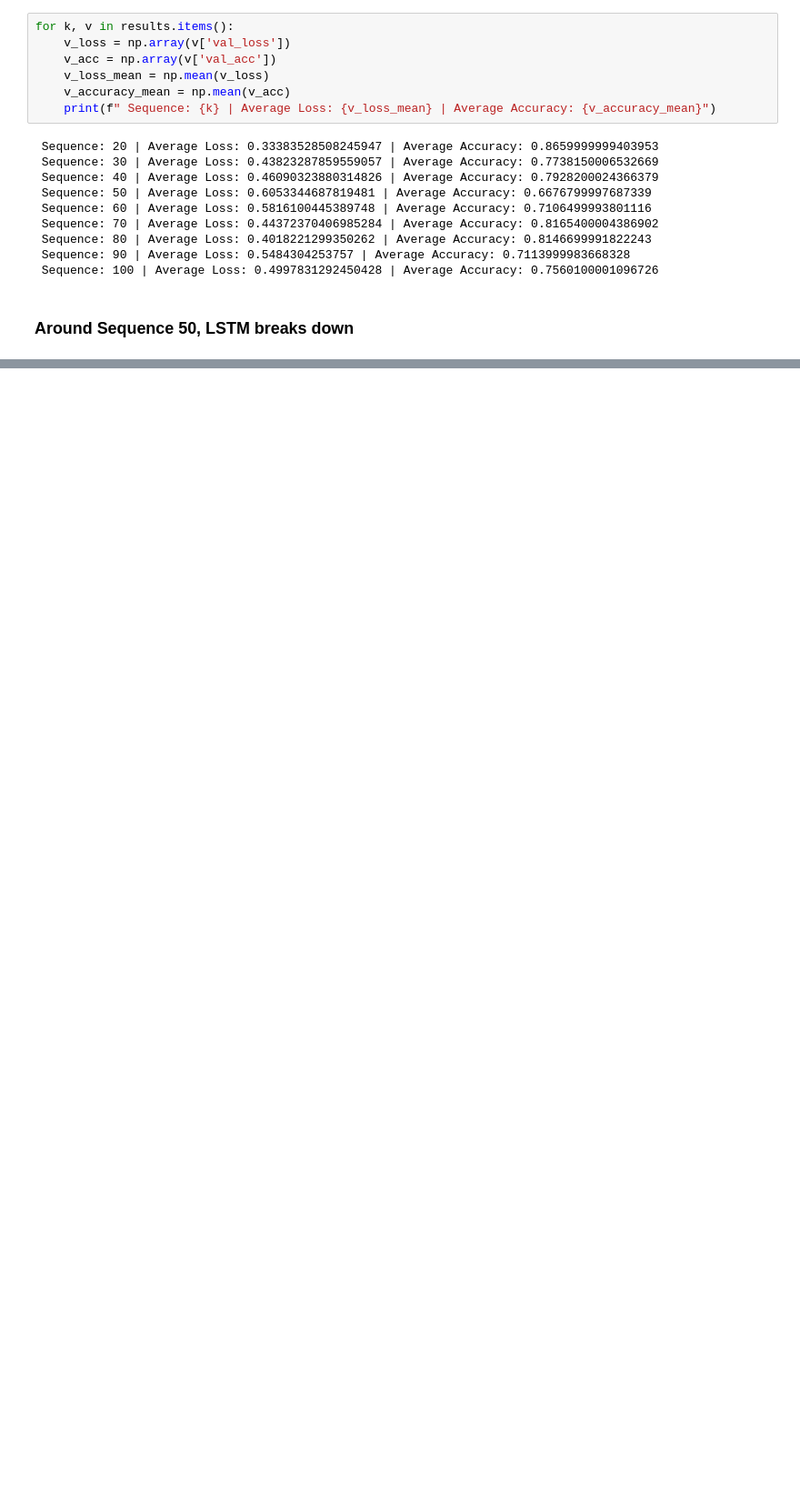
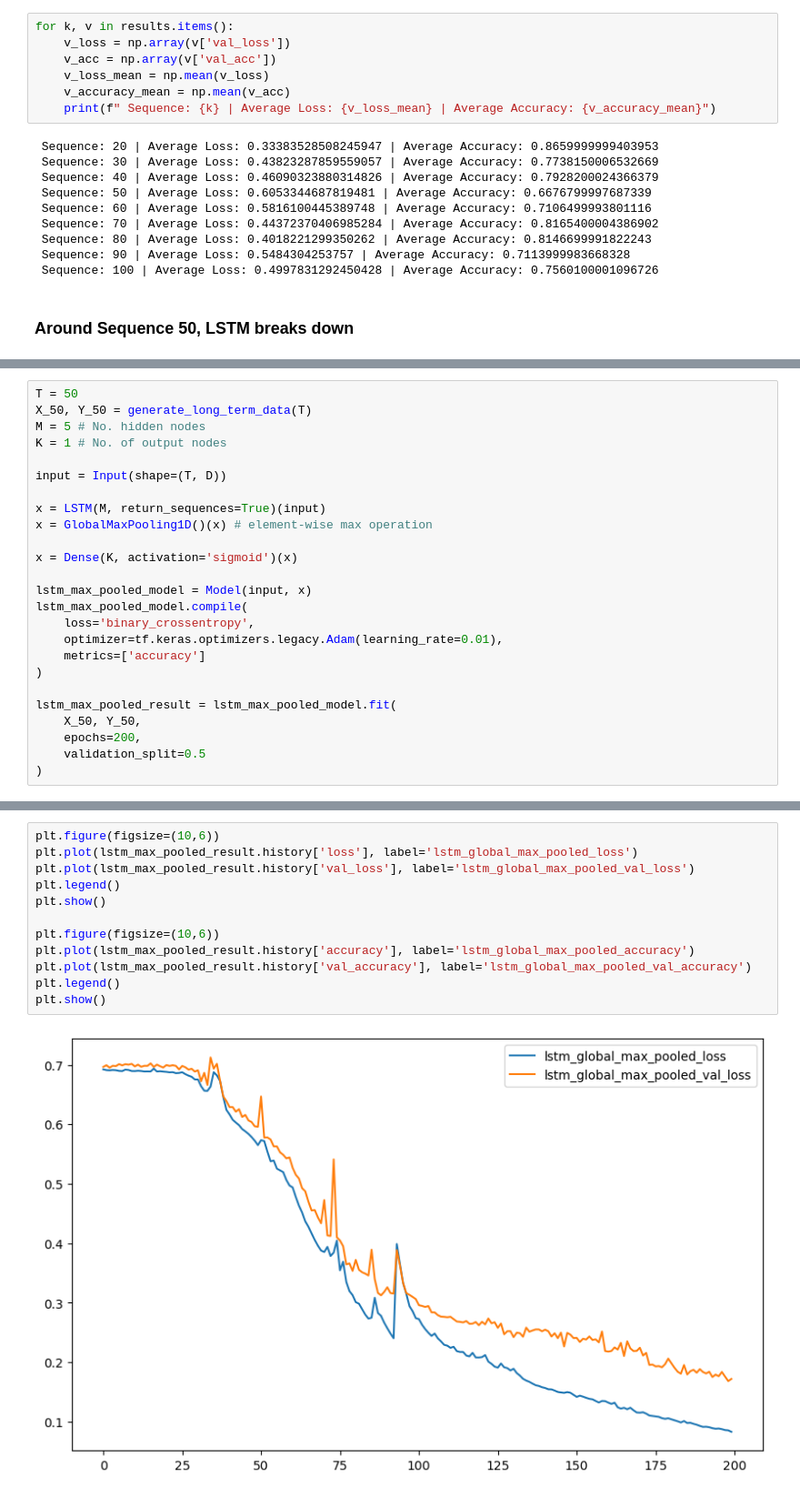
Before and after one commit to AIwithLucas/Deep-Learning, a Jupyter notebook: 2_Recurrent-Neural-Networks/practical/3_LSTM_long_term_memory.ipynb, the cells around one changed output, grey strips where cells are left out. Shown at 91% size. Cells and saved outputs as stored; diff of their text form; blank space fills up the shorter version.

Commit message:
Complete LSTM with GlobalMaxPooling1D

```diff
--- a/2_Recurrent-Neural-Networks/practical/3_LSTM_long_term_memory.ipynb
+++ b/2_Recurrent-Neural-Networks/practical/3_LSTM_long_term_memory.ipynb
@@ -381,0 +404,25 @@ for k, v in results.items():
+# %%
+T = 50
+X_50, Y_50 = generate_long_term_data(T)
+M = 5 # No. hidden nodes
+K = 1 # No. of output nodes
+
+input = Input(shape=(T, D))
+
+x = LSTM(M, return_sequences=True)(input)
+x = GlobalMaxPooling1D()(x) # element-wise max operation
+
+x = Dense(K, activation='sigmoid')(x)
+
+lstm_max_pooled_model = Model(input, x)
+lstm_max_pooled_model.compile(
+    loss='binary_crossentropy',
+    optimizer=tf.keras.optimizers.legacy.Adam(learning_rate=0.01),
+    metrics=['accuracy']
+)
+
+lstm_max_pooled_result = lstm_max_pooled_model.fit(
+    X_50, Y_50,
+    epochs=200,
+    validation_split=0.5
+)
@@ -381,0 +447,14 @@ for k, v in results.items():
+# %%
+plt.figure(figsize=(10,6))
+plt.plot(lstm_max_pooled_result.history['loss'], label='lstm_global_max_pooled_loss')
+plt.plot(lstm_max_pooled_result.history['val_loss'], label='lstm_global_max_pooled_val_loss')
+plt.legend()
+plt.show()
+
+plt.figure(figsize=(10,6))
+plt.plot(lstm_max_pooled_result.history['accuracy'], label='lstm_global_max_pooled_accuracy')
+plt.plot(lstm_max_pooled_result.history['val_accuracy'], label='lstm_global_max_pooled_val_accuracy')
+plt.legend()
+plt.show()
+# %% [output]
+[figure, added]
```
Also changed, not shown: parts of 7 cells of this notebook, 1 other file.
